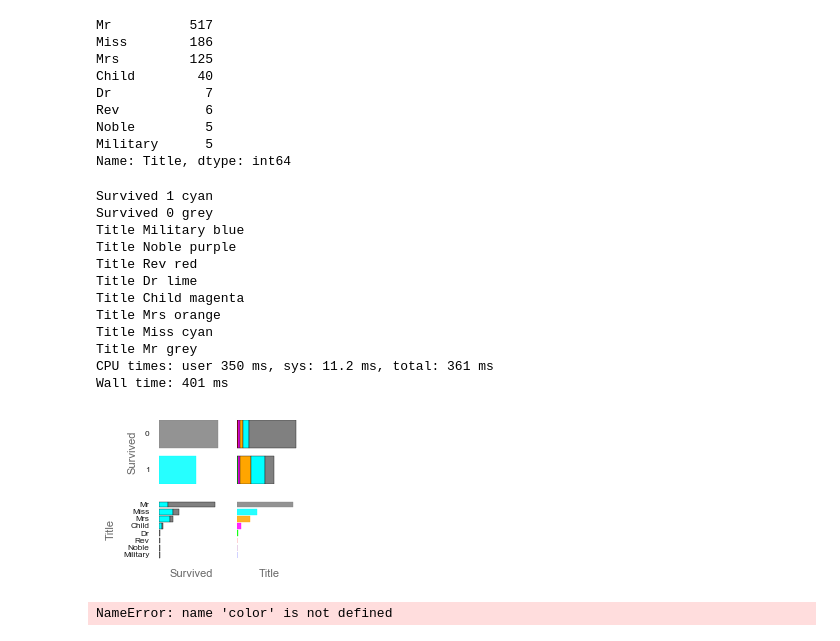
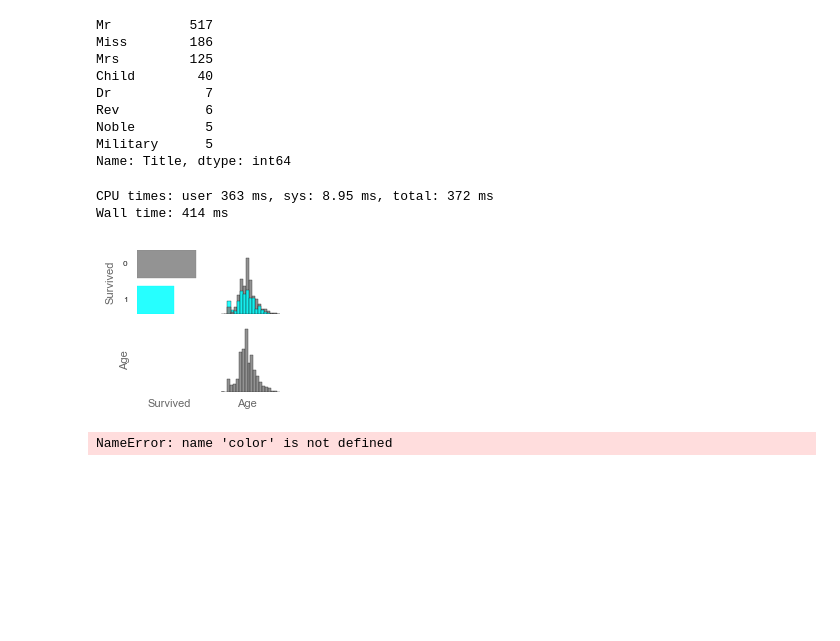
Before and after one commit to kpflugshaupt/pairplotr, a Jupyter notebook: dataframe_visualization_lib_demo.ipynb, the cells around one changed output. Saved outputs shown, nothing was run; the diff lists cells and outputs as text; code cells hidden in the pictures; blank space fills up the shorter version.

```diff
--- a/dataframe_visualization_lib_demo.ipynb
+++ b/dataframe_visualization_lib_demo.ipynb
@@ -539,22 +539,12 @@ Name: Title, dtype: int64
 # %%
 %%time
 reload(dataframe_visualization_lib)
 dataframe_visualization_lib.compare_data(trimmed_df,data_types=data_types,fig_size=100,
-                                         plot_vars=['Survived','Title'])
+                                         plot_vars=['Survived','Age'])
 # %% [output]
-Survived 1 cyan
-Survived 0 grey
-Title Military blue
-Title Noble purple
-Title Rev red
-Title Dr lime
-Title Child magenta
-Title Mrs orange
-Title Miss cyan
-Title Mr grey
-CPU times: user 350 ms, sys: 11.2 ms, total: 361 ms
-Wall time: 401 ms
+CPU times: user 363 ms, sys: 8.95 ms, total: 372 ms
+Wall time: 414 ms
-[figure, old version]
+[figure, new version]
 # %%
 color
 # %% [output]
```
Also changed, not shown: parts of 2 cells of this notebook, 2 other files.
